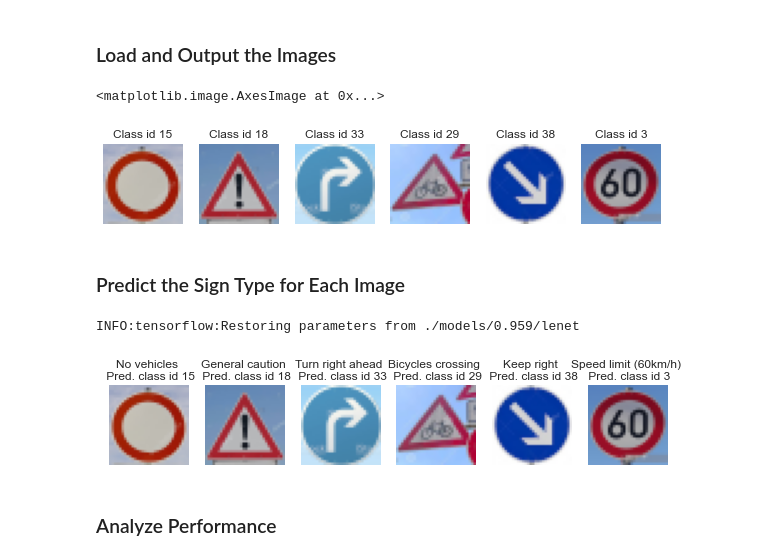
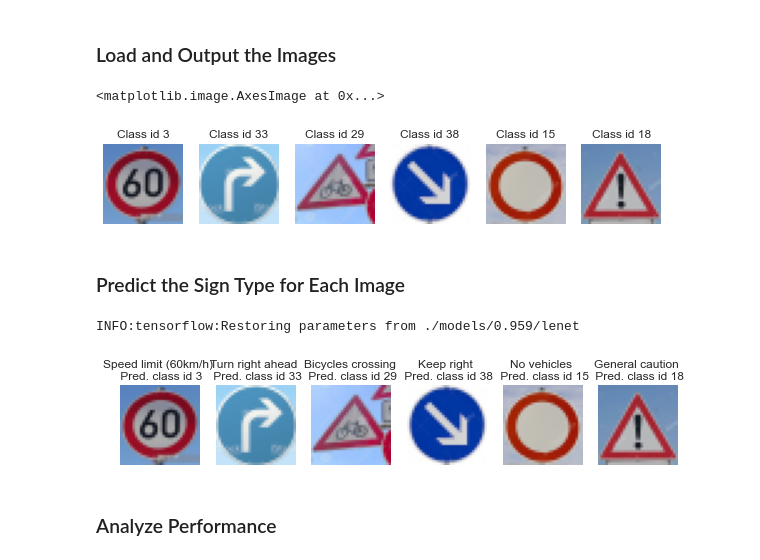
Before and after one commit to simonbogh/CarND-Traffic-Sign-Classifier-Project, a Jupyter notebook: Traffic_Sign_Classifier.ipynb, the cells around one changed output. Drawn from its saved outputs; the diff is of its cells as text; code cells hidden in the pictures.

```diff
--- a/Traffic_Sign_Classifier.ipynb
+++ b/Traffic_Sign_Classifier.ipynb
@@ -404,35 +404,35 @@ You may find `signnames.csv` useful as it contains mappings from the class id (i
 # %%
 ### Load six images and plot them.
 import glob
 import cv2
 import numpy as np
 import matplotlib.pyplot as plt
 import matplotlib.image as mpimg
 %matplotlib inline
 
-filelist = glob.glob('./web_test_images/*.jpg')
+filelist = sorted(glob.glob('./web_test_images/*.jpg'))
 X_web_test = []
-y_web_test_labels = [15, 18, 33, 29, 38, 3]
+y_web_test_labels = [3, 33, 29, 38, 15, 18]
 
 # Load images from filenames
 for filename in filelist:
     #print(filename)
     img = mpimg.imread(filename)
     img = cv2.resize(img, (32,32), interpolation=cv2.INTER_AREA) # Resize images to (32,32)
     X_web_test.append(np.array(img))
 
 # Plot images
 fig = plt.figure(figsize=(10,10))  # width, height in inches
 for i in range(6):
     sub = fig.add_subplot(1, 6, i + 1) # 1 row, 6 columns
     sub.set_title(f'Class id {y_web_test_labels[i]}')
     sub.axis('off')
     sub.imshow(X_web_test[i])
 
 plt.imshow(img)
 # %% [output]
 <matplotlib.image.AxesImage at 0x...>
-[figure, old version]
+[figure, new version]
 # %% [markdown]
 ### Predict the Sign Type for Each Image
 # %%
@@ -464,7 +464,7 @@ for i in range(6):
     sub.imshow(X_web_test[i])
 # %% [output]
 INFO:tensorflow:Restoring parameters from ./models/0.959/lenet
-[figure, old version]
+[figure, new version]
 # %% [markdown]
 ### Analyze Performance
 # %%
```
Also changed, not shown: parts of 3 cells of this notebook.
